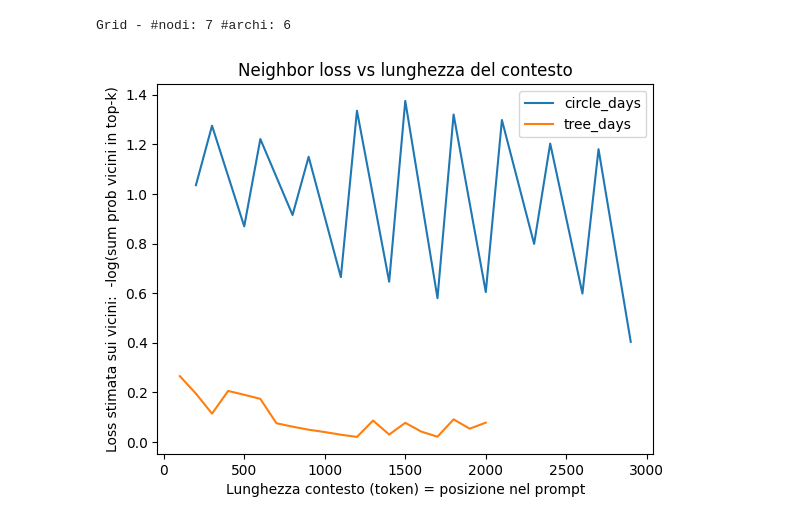
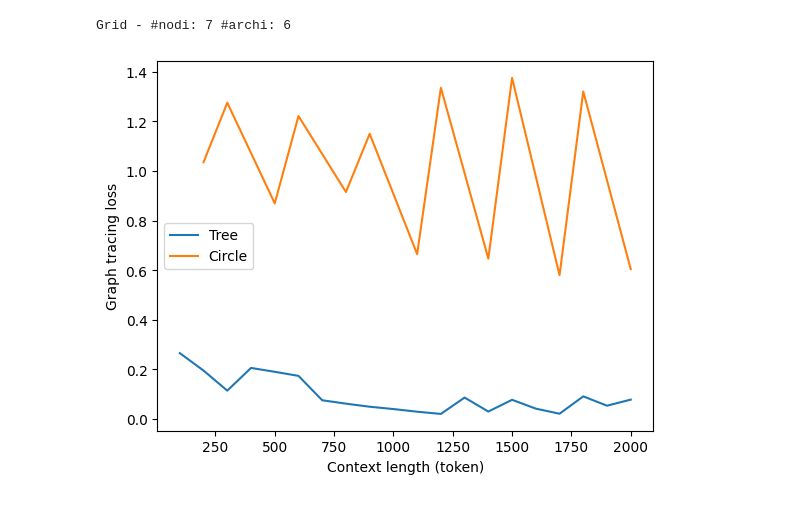
Before and after one commit to Project-Hindenburg/hico, a Jupyter notebook: notebooks/icl_loss.ipynb, the cells around one changed output. Saved outputs shown, nothing was run; the diff lists cells and outputs as text; code cells hidden in the pictures.

```diff
--- a/notebooks/icl_loss.ipynb
+++ b/notebooks/icl_loss.ipynb
@@ -406,7 +251,7 @@ VOCAB_PATH = Path("../data/days_tkid_map.txt")
 grid_folder = "tree_days"
 structure_name = "bin_tree"
 
-EMB_DIR    = Path(f"../embeddings/new/{grid_folder}/")
+EMB_DIR    = Path(f"../embeddings/reps&probs32/{grid_folder}/")
 GRID_PATH  = Path(f"../data/one_random_walk/{grid_folder}/{structure_name}_structure.txt")
 
 hp_grid = Plotter(VOCAB_PATH, GRID_PATH, EMB_DIR)
@@ -414,52 +259,37 @@ hp_grid = Plotter(VOCAB_PATH, GRID_PATH, EMB_DIR)
 G = load_graph_from_txt(GRID_PATH, kind="tree")
 print("Grid - #nodi:", G.number_of_nodes(), "#archi:", G.number_of_edges())
 
-# plt.figure(figsize=(8, 6))
-# pos = nx.spring_layout(G, seed=0)
-# nx.draw(
-#     G, pos,
-#     with_labels=True,
-#     node_size=600,
-#     font_size=9
-# )
-# plt.show()
-
-
-
 logit_file = EMB_DIR / f"final_topk_every100tok_bin_tree_days_dataset_2000.pt"
 
 # Carica records top-k
 data = torch.load(logit_file, map_location="cpu")
 records = data.get("records", [])
-
-
 
 summary, df_loss = compute_neighbor_loss_over_records(
     records, G,
     topk_field="top_decoded",
     probs_field="top_probs",
     lowercase=True,
 )
 
 df = df_loss.copy()
 
 # usa la posizione nel prompt come proxy della "lunghezza del contesto"
 df["length_tokens"] = df["token_position_1based"].astype(int)
 
 # filtra record validi
 mask = df["ok"].astype(bool) & np.isfinite(df["loss_topk"].astype(float))
 dfv = df.loc[mask].sort_values("length_tokens")
 
 tree_day = dfv[["length_tokens", "loss_topk"]].copy().to_numpy()
 
 plt.figure()
-plt.plot(circle_day[:, 0], circle_day[:, 1], label="circle_days")
-plt.plot(tree_day[:, 0], tree_day[:, 1], label="tree_days")
+plt.plot(tree_day[:, 0], tree_day[:, 1], label="Tree")
+plt.plot(circle_day[:13, 0], circle_day[:13, 1], label="Circle")
 plt.legend()
-plt.xlabel("Lunghezza contesto (token) = posizione nel prompt")
-plt.ylabel("Loss stimata sui vicini:  -log(sum prob vicini in top-k)")
-plt.title("Neighbor loss vs lunghezza del contesto")
+plt.xlabel("Context length (token)")
+plt.ylabel("Graph tracing loss")
 plt.show()
 # %% [output]
 Grid - #nodi: 7 #archi: 6
-[figure, old version]
+[figure, new version]
```
Also changed, not shown: parts of 10 cells of this notebook, 1 other file.
